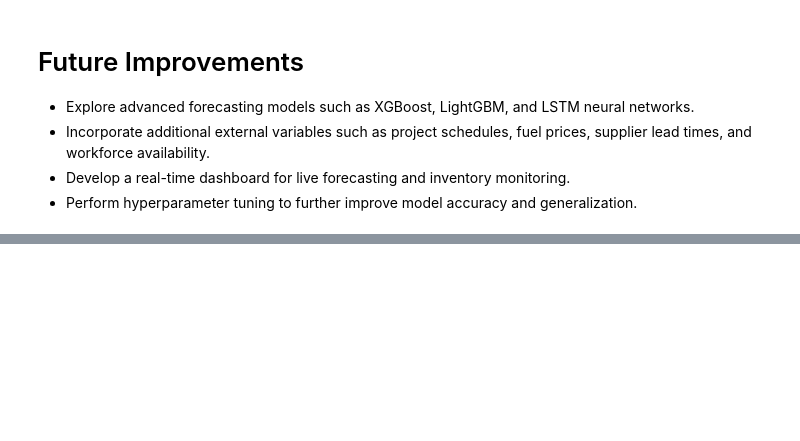
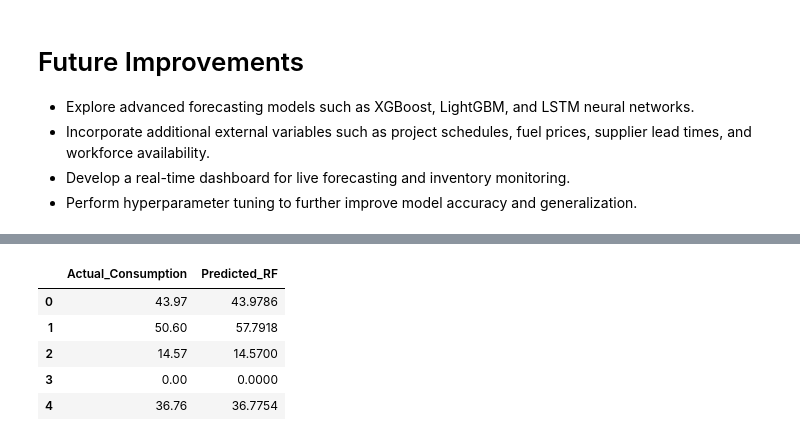
Before and after one commit to felixo260/cement-demand-forecasting, a Jupyter notebook: notebooks/eda_model.ipynb, the cells around one changed output, grey strips where cells are left out. Cells and saved outputs as stored; diff of their text form; code cells hidden in the pictures; blank space fills up the shorter version.

```diff
--- a/notebooks/eda_model.ipynb
+++ b/notebooks/eda_model.ipynb
@@ -810,0 +829,19 @@ Overall, the findings confirm that machine learning-based forecasting models, pa
+# %%
+forecast_results = pd.DataFrame({
+    "Actual_Consumption": y_test.values,
+    "Predicted_RF": rf_predictions
+})
+
+forecast_results.to_csv(
+    "../outputs/forecast_results.csv",
+    index=False
+)
+
+forecast_results.head()
+# %% [output]
+|  | Actual_Consumption | Predicted_RF |
+| 0 | 43.97 | 43.9786 |
+| 1 | 50.60 | 57.7918 |
+| 2 | 14.57 | 14.5700 |
+| 3 | 0.00 | 0.0000 |
+| 4 | 36.76 | 36.7754 |
```
Also changed, not shown: parts of 19 cells of this notebook, 1 other file.
